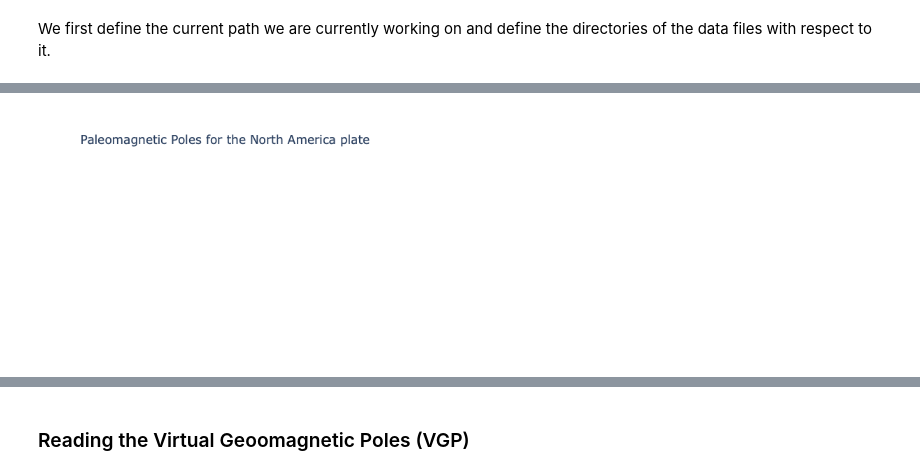
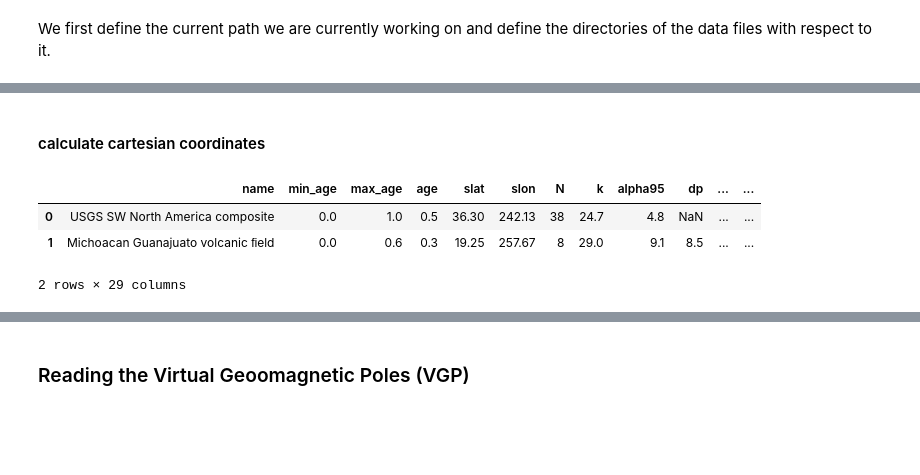
Before and after one commit to bramvaes/Young_CEED_2.0, a Jupyter notebook: Data_read.ipynb, the cells around one changed output, grey strips where cells are left out. Cells and saved outputs as stored; diff of their text form; code cells hidden in the pictures; blank space fills up the shorter version.

```diff
--- a/Data_read.ipynb
+++ b/Data_read.ipynb
@@ -70,5 +22,2 @@ layout = go.Layout(title="Paleomagnetic Poles for the North America plate",
-# %%
-fig = go.Figure([PPs_plot], layout=layout)
-fig.show()
-# %% [output]
-[figure, removed]
+# %% [markdown]
+#### calculate cartesian coordinates
@@ -74,0 +28,7 @@ fig.show()
+# %%
+df_NAM.head(2)
+# %% [output]
+|  | name | min_age | max_age | age | slat | slon | N | k | alpha95 | dp | ... | ... |
+| 0 | USGS SW North America composite | 0.0 | 1.0 | 0.5 | 36.30 | 242.13 | 38 | 24.7 | 4.8 | NaN | ... | ... |
+| 1 | Michoacan Guanajuato volcanic ﬁeld | 0.0 | 0.6 | 0.3 | 19.25 | 257.67 | 8 | 29.0 | 9.1 | 8.5 | ... | ... |
+2 rows × 29 columns
```
Also changed, not shown: parts of 12 cells of this notebook.
